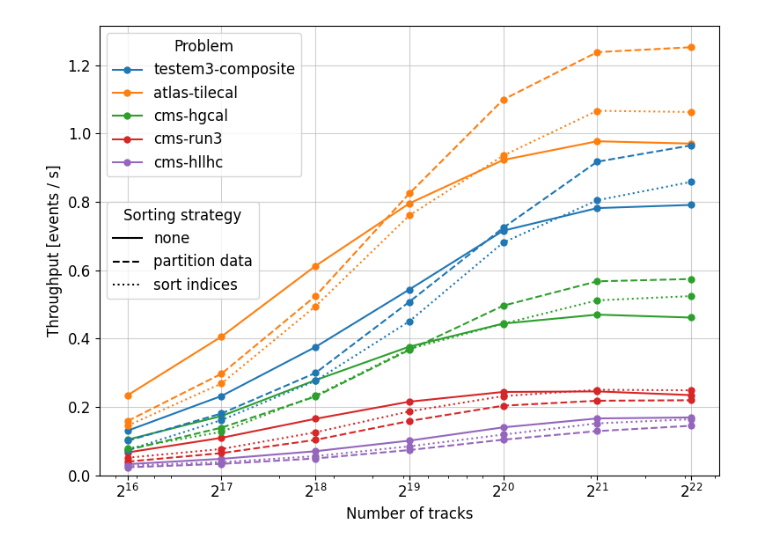
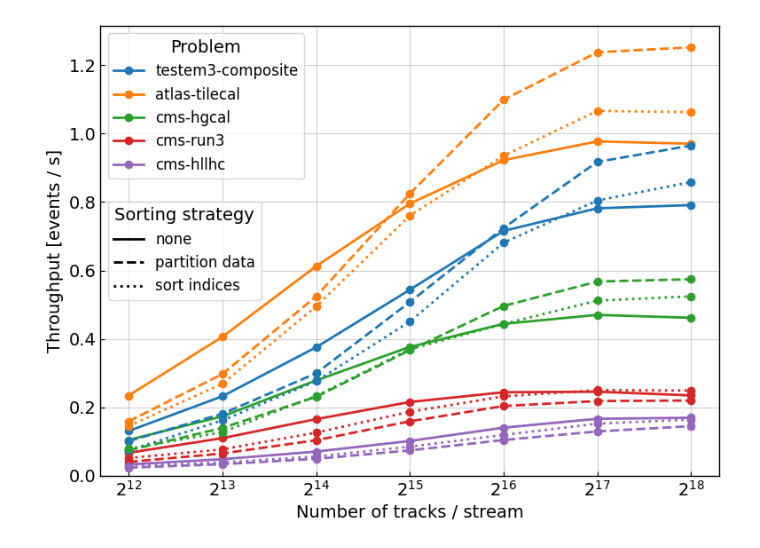
Before and after one commit to celeritas-project/regression, a Jupyter notebook: chep.ipynb, the cells around one changed output. Cells and saved outputs as stored; diff of their text form; code cells hidden in the pictures.

Commit message:
Update plots

```diff
--- a/chep.ipynb
+++ b/chep.ipynb
@@ -5,6 +6,7 @@ from pathlib import Path
 from matplotlib import pyplot as plt
 # %%
-plt.rcParams.update({'font.size': 12})
+plt.rcParams.update({'font.size': 14})
+mpl.rcParams['axes.linewidth'] = 1
 # %%
 problems = ["testem3-composite", "atlas-tilecal", "cms-hgcal", "cms-run3", "cms-hllhc",]
 num_runs = 7
@@ -18,12 +20,10 @@ def get_times(results_dir, app):
             with open(results_dir / app / p / f'{i}.json') as f:
                 out = json.load(f)
                 num_events = out["input"]["primary_options"]["num_events"]
+                num_tracks.append(out["input"]["num_track_slots"])
                 if app == 'celer-sim':
-                    num_tracks.append(out["input"]["num_track_slots"])
                     throughput.append(num_events / out["result"]["runner"]["time"]["total"])
                 else:
-                    # celer-g4 track slots are per-stream
-                    num_tracks.append(out["input"]["num_track_slots"] * num_events)
                     throughput.append(num_events / out["result"]["time"]["total"])
         result[p]["num_tracks"] = num_tracks
         result[p]["throughput"] = throughput
@@ -37,9 +37,9 @@ results = celer_sim
 results_ic = celer_sim_ic
 results_as = celer_sim_ac
 # %%
-celer_g4 = get_times(Path("results-none"), "celer-g4")
-celer_g4_ic = get_times(Path("results-init-charge"), "celer-g4")
-celer_g4_as = get_times(Path("results-reindex-along-step-action"), "celer-g4")
+celer_g4 = get_times(Path("results/scaling-none"), "celer-g4")
+celer_g4_ic = get_times(Path("results/scaling-init-charge"), "celer-g4")
+celer_g4_as = get_times(Path("results/scaling-reindex-along-step-action"), "celer-g4")
 
 results = celer_g4
 results_ic = celer_g4_ic
@@ -52,6 +52,8 @@ fig.set_figheight(6)
 fig.set_figwidth(8)
 
 colors = plt.cm.tab10.colors[:num_runs]
+ms = 12
+lw = 2
 problem_handles = []
 sorting_handles = []
 
@@ -60,41 +62,43 @@ for i in range(len(problems)):
     k, v = list(results.items())[i]
     exp = np.array([np.log2(t) for t in v["num_tracks"]], dtype=int)
     threads = np.array(v["num_tracks"], dtype = int)
-    h = ax.plot(threads, v["throughput"], color=colors[i], marker=".", markersize=10, label=f"{k}")
+    h = ax.plot(threads, v["throughput"], color=colors[i], marker=".", markersize=ms, linewidth=lw, label=f"{k}")
     problem_handles.append(h[0])
 
 for i in range(len(problems)):
     k, v = list(results_ic.items())[i]
-    ax.plot(threads, v["throughput"], color=colors[i], linestyle="--", marker=".", markersize=10)
+    ax.plot(threads, v["throughput"], color=colors[i], linestyle="--", marker=".", markersize=ms, linewidth=lw)
 
 for i in range(len(problems)):
     k, v = list(results_as.items())[i]
-    ax.plot(threads, v["throughput"], color=colors[i], linestyle=":", marker=".", markersize=10)
+    ax.plot(threads, v["throughput"], color=colors[i], linestyle=":", marker=".", markersize=ms, linewidth=lw)
 
 # Create the problem legend
-leg = ax.legend(handles=problem_handles, loc='upper left', title='Problem')
+leg = ax.legend(handles=problem_handles, loc='upper left', title='Problem', fontsize=12)
 
 # Create the sorting legend
-sorting_handles.append(ax.plot([0], [0], color='k', linestyle='-', label="none")[0])
-sorting_handles.append(ax.plot([0], [0], color='k', linestyle='--', label="partition data")[0])
-sorting_handles.append(ax.plot([0], [0], color='k', linestyle=':', label="sort indices")[0])
-ax.legend(handles=sorting_handles, loc='center left', title='Sorting strategy')
+sorting_handles.append(ax.plot([0], [0], color='k', linestyle='-', linewidth=lw, label="none")[0])
+sorting_handles.append(ax.plot([0], [0], color='k', linestyle='--', linewidth=lw, label="partition data")[0])
+sorting_handles.append(ax.plot([0], [0], color='k', linestyle=':', linewidth=lw, label="sort indices")[0])
+ax.legend(handles=sorting_handles, loc='center left', title='Sorting strategy', fontsize=12)
 
 # Manually add back the problem legend
 ax.add_artist(leg)
 
 thread_labels = [fr"$2^{{{x}}}$" for x in exp]
 
 ax.grid(True, which='major', alpha=0.6)
 ax.set_xscale('log')
 ax.set_xticklabels([], minor=True)
 ax.set_xticks(threads, thread_labels)
-ax.set_xlabel("Number of tracks")
+ax.set_xlabel("Number of tracks / stream")
 ax.set_ylabel("Throughput [events / s]")
 ax.set_ylim((0, ax.get_ylim()[1]))
+ax.tick_params(direction="in")
+ax.xaxis.minorticks_off()
 
 fig.tight_layout()
 plt.show()
-#fig.savefig('gpu-threads-sim.png')
+#fig.savefig('gpu-threads-g4.png')
 # %% [output]
-[figure, old version]
+[figure, new version]
```
Also changed, not shown: parts of 2 cells of this notebook.
